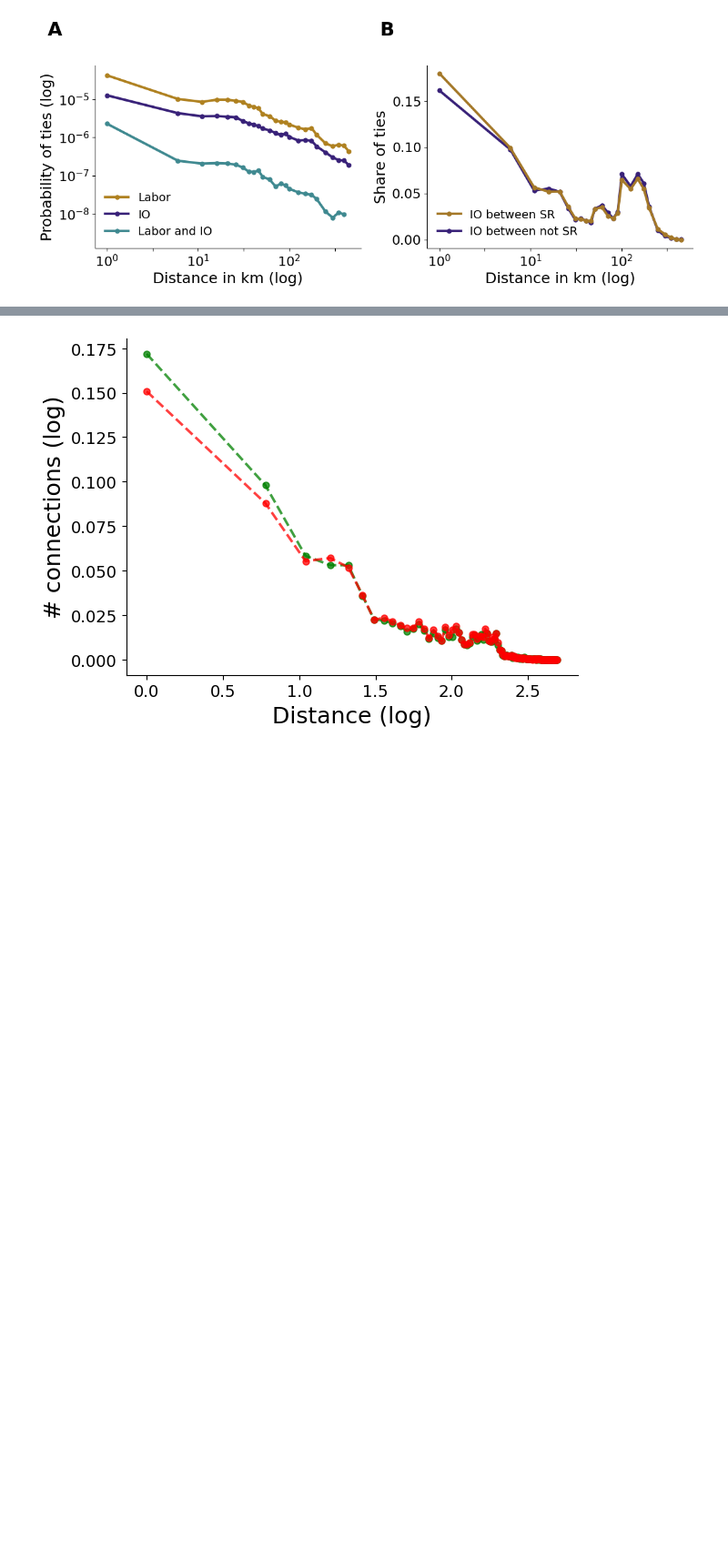
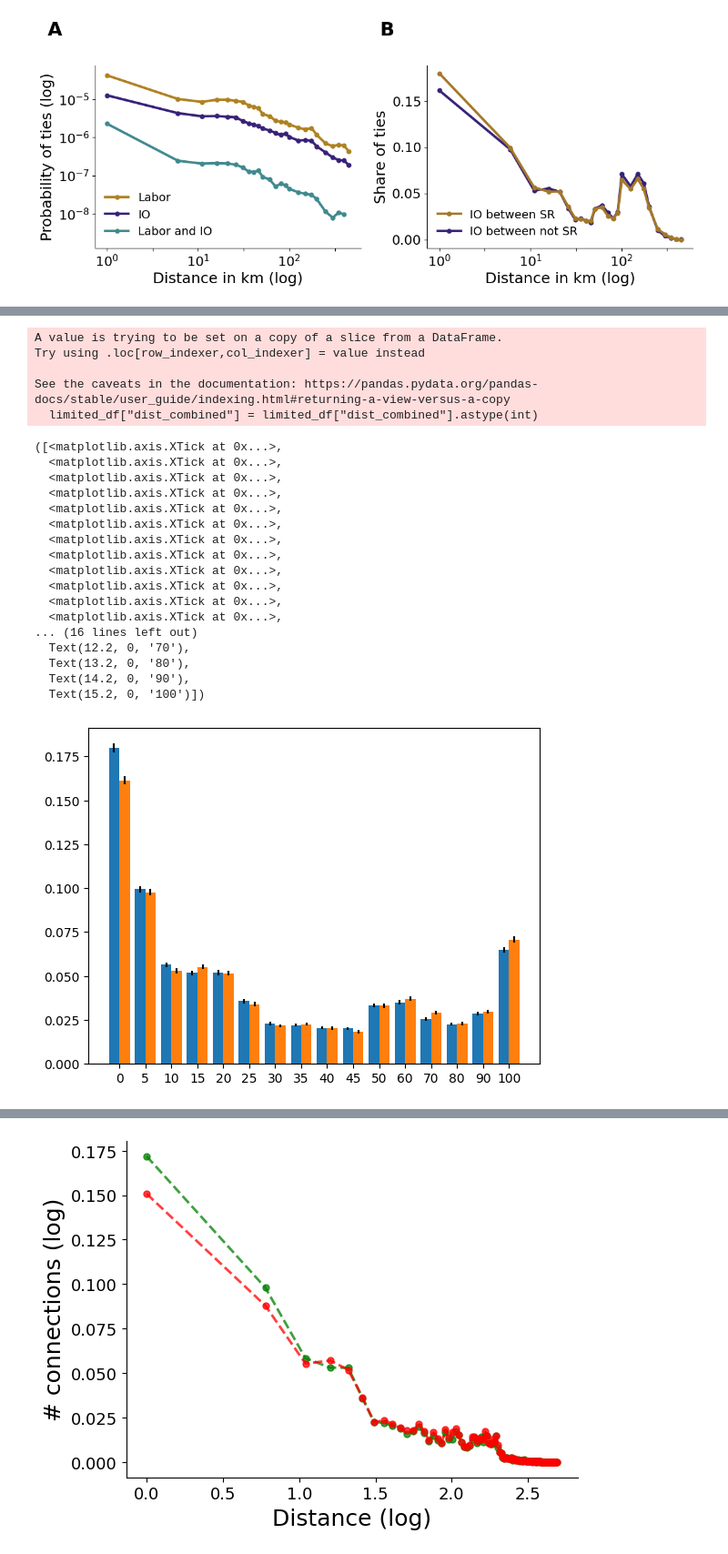
Before and after one commit to sandorjuhasz/coagglomeration, a Jupyter notebook: code/01_main_figures.ipynb, the cells around one changed output, grey strips where cells are left out. Shown at 91% size. Saved outputs shown, nothing was run; the diff lists cells and outputs as text; code cells hidden in the pictures; blank space fills up the shorter version.

```diff
--- a/code/01_main_figures.ipynb
+++ b/code/01_main_figures.ipynb
@@ -208,0 +288,51 @@ for a, label in zip(ax, ['A','B','C','D']):
+# %%
+limited_df = ddf2[ddf2["dist_combined"] <= 100]
+limited_df["dist_combined"] = limited_df["dist_combined"].astype(int)
+
+bar_width = 0.40
+index = np.arange(len(limited_df["dist_combined"]))
+
+plt.bar(
+        index,
+        limited_df["share_io_sr_ties"],
+        bar_width,
+        label="IO between SR",
+        yerr=[limited_df["share_io_sr_ties_ci"], limited_df["share_io_sr_ties_ci"]],
+        capsize=0
+)
+
+
+plt.bar(
+        index + bar_width,
+        limited_df["share_io_no_sr_ties"],
+        bar_width,
+        label="IO between not SR",
+        yerr=[limited_df["share_io_no_sr_ties_ci"], limited_df["share_io_no_sr_ties_ci"]],
+        capsize=0
+)
+
+plt.xticks(index + bar_width / 2, limited_df["dist_combined"])
+# %% [output]
+A value is trying to be set on a copy of a slice from a DataFrame.
+Try using .loc[row_indexer,col_indexer] = value instead
+
+See the caveats in the documentation: https://pandas.pydata.org/pandas-docs/stable/user_guide/indexing.html#returning-a-view-versus-a-copy
+  limited_df["dist_combined"] = limited_df["dist_combined"].astype(int)
+([<matplotlib.axis.XTick at 0x...>,
+  <matplotlib.axis.XTick at 0x...>,
+  <matplotlib.axis.XTick at 0x...>,
+  <matplotlib.axis.XTick at 0x...>,
+  <matplotlib.axis.XTick at 0x...>,
+  <matplotlib.axis.XTick at 0x...>,
+  <matplotlib.axis.XTick at 0x...>,
+  <matplotlib.axis.XTick at 0x...>,
+  <matplotlib.axis.XTick at 0x...>,
+  <matplotlib.axis.XTick at 0x...>,
+  <matplotlib.axis.XTick at 0x...>,
+  <matplotlib.axis.XTick at 0x...>,
+... (16 lines left out)
+  Text(12.2, 0, '70'),
+  Text(13.2, 0, '80'),
+  Text(14.2, 0, '90'),
+  Text(15.2, 0, '100')])
+[figure, added]
```
Also changed, not shown: parts of 4 cells of this notebook.
